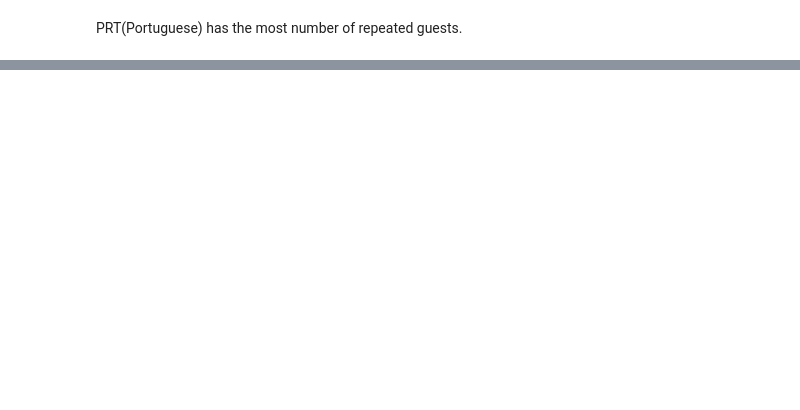
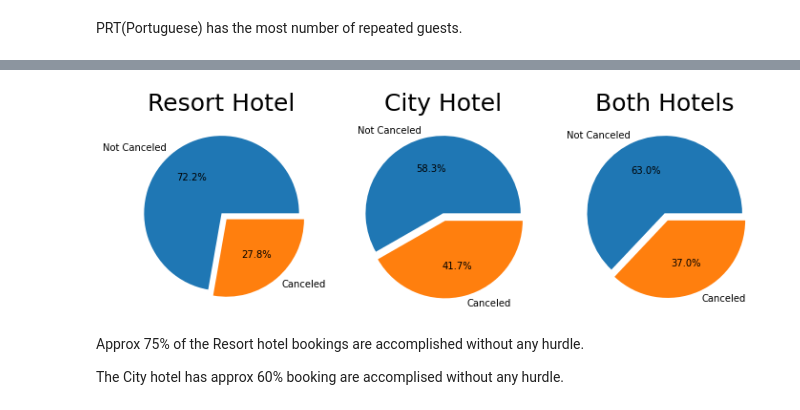
Before and after one commit to Ashik9576/Hotel-Booking-Analysis, a Jupyter notebook: Copy_of_Hotel_Booking_Analysis_Capstone_Project.ipynb, the cells around one changed output, grey strips where cells are left out. Cells and saved outputs as stored; diff of their text form; code cells hidden in the pictures; blank space fills up the shorter version.

```diff
--- a/Copy_of_Hotel_Booking_Analysis_Capstone_Project.ipynb
+++ b/Copy_of_Hotel_Booking_Analysis_Capstone_Project.ipynb
@@ -283,0 +347,4 @@ PRT(Portuguese) has the most number of repeated guests.
+# %%
+resort_cancellation=hotel_booking[hotel_booking["hotel"]=="Resort Hotel"]["is_canceled"].value_counts()
+city_cancellation=hotel_booking[hotel_booking['hotel']=='City Hotel']["is_canceled"].value_counts()
+total_cancel=hotel_booking['is_canceled'].value_counts()
@@ -283,0 +363,22 @@ PRT(Portuguese) has the most number of repeated guests.
+# %%
+plt.figure(figsize=(10,10))
+
+plt.subplot(1,3,1)
+plt.pie(resort_cancellation,labels=["Not Canceled","Canceled"], explode=[0, 0.1], autopct='%1.1f%%')
+plt.title("Resort Hotel", fontsize=25)
+
+plt.subplot(1,3,2)
+plt.pie(city_cancellation,labels=["Not Canceled","Canceled"], explode=[0, 0.1], autopct='%1.1f%%')
+plt.title("City Hotel", fontsize=25)####
+
+plt.subplot(1,3,3)
+plt.pie(total_cancel,labels=["Not Canceled","Canceled"], explode=[0, 0.1], autopct='%1.1f%%')
+plt.title("Both Hotels", fontsize=25)
+
+plt.tight_layout()
+# %% [output]
+[figure, added]
+# %% [markdown]
+Approx 75% of the Resort hotel bookings are accomplished without any hurdle.
+
+The City hotel has approx 60% booking are accomplised without any hurdle.
```
Also changed, not shown: parts of 13 cells of this notebook.
